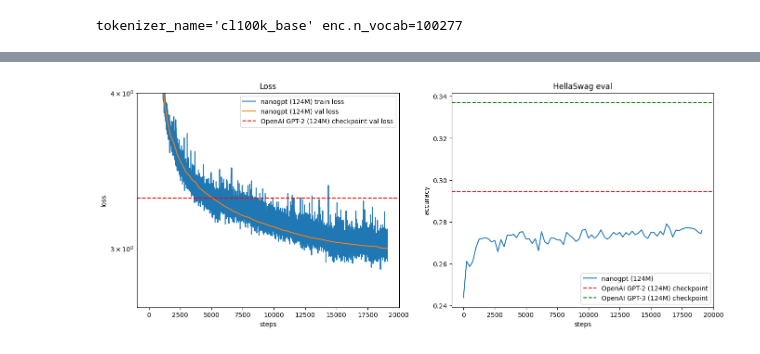
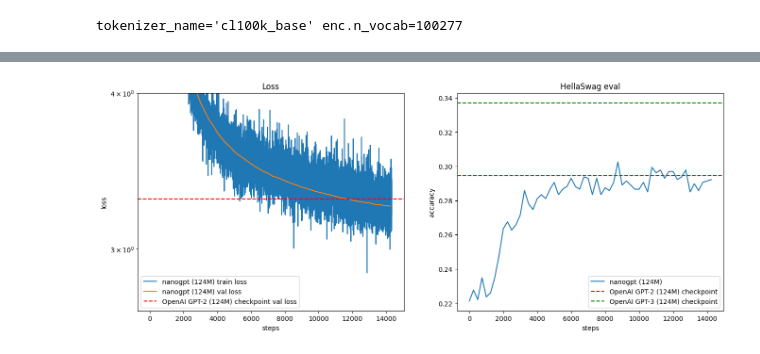
Before and after one commit to logbob0401/build-nanogpt, a Jupyter notebook: play.ipynb, the cells around one changed output, grey strips where cells are left out. Saved outputs shown, nothing was run; the diff lists cells and outputs as text; code cells hidden in the pictures.

```diff
--- a/play.ipynb
+++ b/play.ipynb
@@ -184,13 +234,17 @@ hella3_baseline = { # HellaSwag for GPT-3
 }[sz]
 
 # load the log file
-with open("log/log_202411030751.txt", "r") as f:
+with open("log/rec_11051442.txt", "r") as f:
     lines = f.readlines()
 
 # parse the individual lines, group by stream (train,val,hella)
 streams = {}
 for line in lines:
-    step, stream, val = line.strip().split()
+    if not line.startswith("#"):
+        continue
+    step, stream, val,*extra = line.strip().split()
+
+    step=step[1:]
     if stream not in streams:
         streams[stream] = {}
     streams[stream][int(step)] = float(val)
@@ -250 +304 @@ Max Hellaswag eval: 0.2791
-[figure, old version]
+[figure, new version]
```
Also changed, not shown: parts of 2 cells of this notebook, 4 other files.
